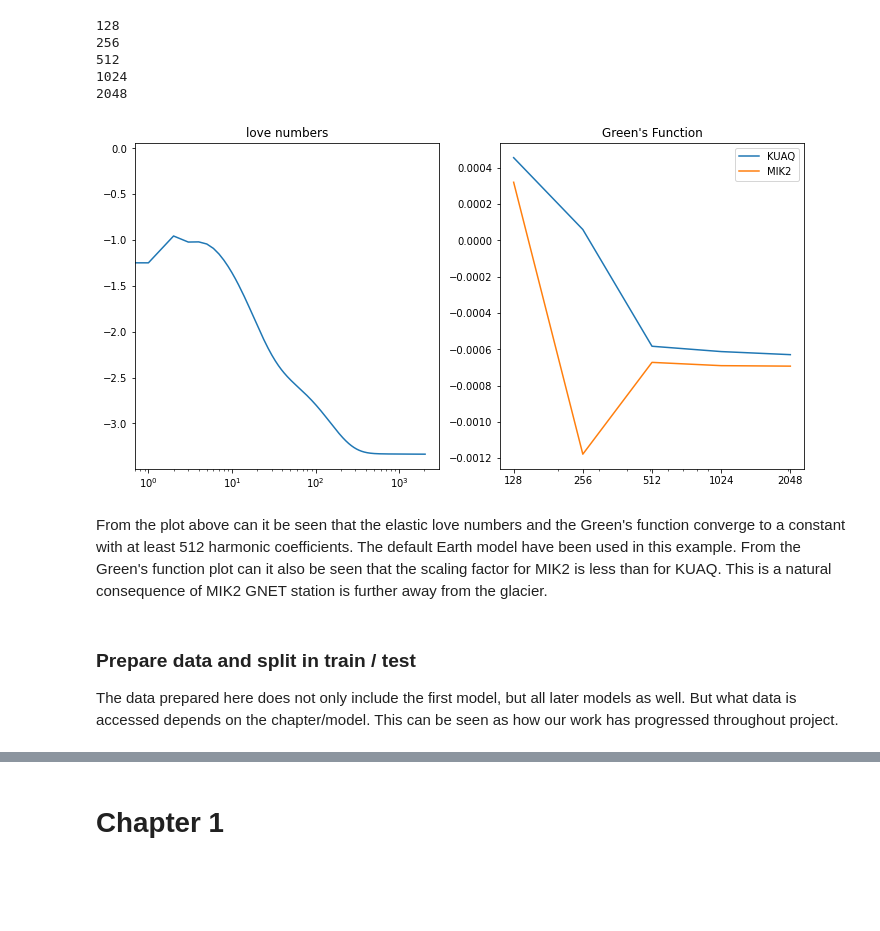
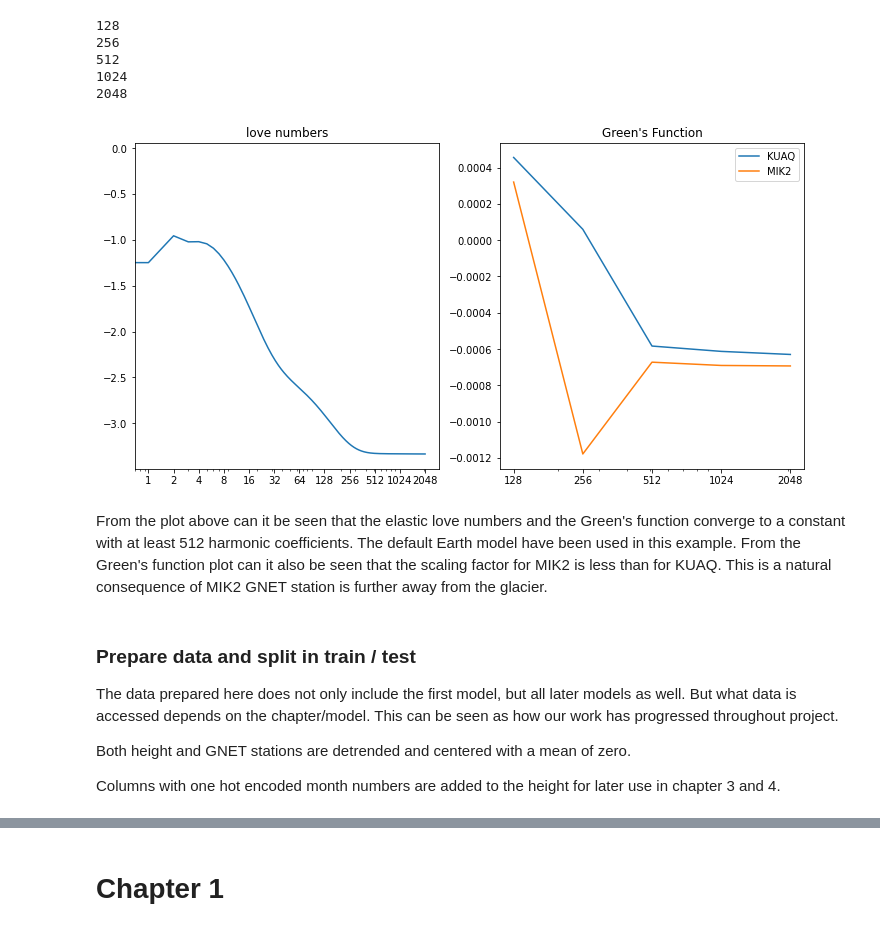
Before and after one commit to eyhl/premis, a Jupyter notebook: notebooks/Final_notebook.ipynb, the cells around one changed output, grey strips where cells are left out. Cells and saved outputs as stored; diff of their text form; code cells hidden in the pictures; blank space fills up the shorter version.

Commit message:
plots and more more final

```diff
--- a/notebooks/Final_notebook.ipynb
+++ b/notebooks/Final_notebook.ipynb
@@ -154,19 +161,23 @@ for lmax in llmax:
 1024
 2048
 # %%
+llmax2 = [2**i for i in np.arange(0, 12)]
 fig, ax = plt.subplots(1, 2, figsize=(12, 6))
 ax[0].semilogx(hlove)
+ax[0].set_xticks(ticks=llmax2)
+ax[0].set_xticklabels(labels=llmax2)
 ax[0].set_title("love numbers")
 
 ax[1].semilogx(llmax, gf_1, label="KUAQ")
 ax[1].semilogx(llmax, gf_2, label="MIK2")
 ax[1].set_xticks(ticks=llmax)
 ax[1].set_xticklabels(labels=llmax)
 ax[1].set_title("Green's Function")
 ax[1].legend()
+plt.savefig("ch1_love_green_optimal", dpi=400)
 plt.show()
 # %% [output]
-[figure, old version]
+[figure, new version]
 # %% [markdown]
 From the plot above can it be seen that the elastic love numbers and the Green's function converge to a constant with at least 512 harmonic coefficients. The default Earth model have been used in this example. From the Green's function plot can it also be seen that the scaling factor for MIK2 is less than for KUAQ. This is a natural consequence of MIK2 GNET station is further away from the glacier.
 # %%
@@ -182,4 +194,8 @@ CONF = {
 # %% [markdown]
 ### Prepare data and split in train / test
 The data prepared here does not only include the first model, but all later models as well. But what data is accessed depends on the chapter/model. This can be seen as how our work has progressed throughout project.
+
+Both height and GNET stations are detrended and centered with a mean of zero.
+
+Columns with one hot encoded month numbers are added to the height for later use in chapter 3 and 4.
 # %%
```
Also changed, not shown: parts of 60 cells of this notebook, 11 other files.
